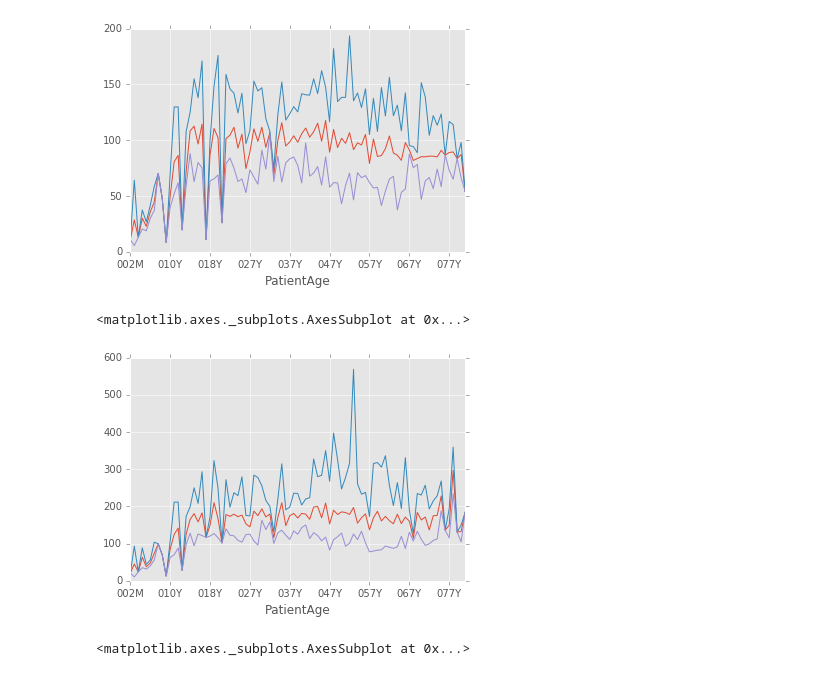
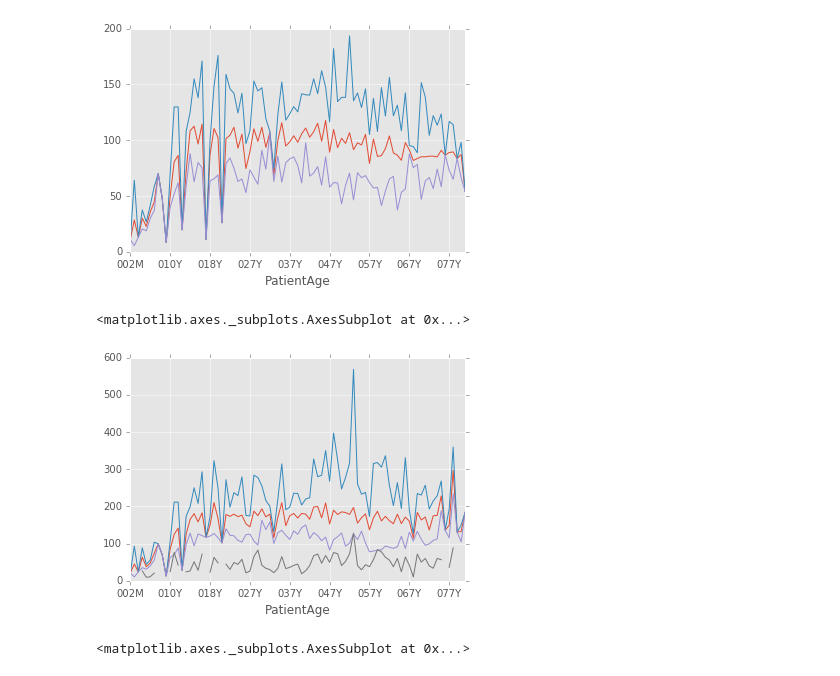
Before and after one commit to DevinciHQ/dsb2-kaggle, a Jupyter notebook: programs/pandas/Initial Data Visualization.ipynb, the cells around one changed output. Cells and saved outputs as stored; diff of their text form; code cells hidden in the pictures.

```diff
--- a/programs/pandas/Initial Data Visualization.ipynb
+++ b/programs/pandas/Initial Data Visualization.ipynb
@@ -52,10 +62,11 @@ data.groupby('PatientAge').BloodVolume.min().plot()
 # %%
 data.groupby('PatientAge').Diastole.mean().plot()
 data.groupby('PatientAge').Diastole.max().plot()
 data.groupby('PatientAge').Diastole.min().plot()
+data.groupby('PatientAge').Diastole.std().plot()
 # %% [output]
 <matplotlib.axes._subplots.AxesSubplot at 0x...>
-[figure, old version]
+[figure, new version]
 # %%
 data.groupby('PatientAge').Systole.mean().plot()
 data.groupby('PatientAge').Systole.max().plot()
```
Also changed, not shown: parts of 4 cells of this notebook, 1 other file.
